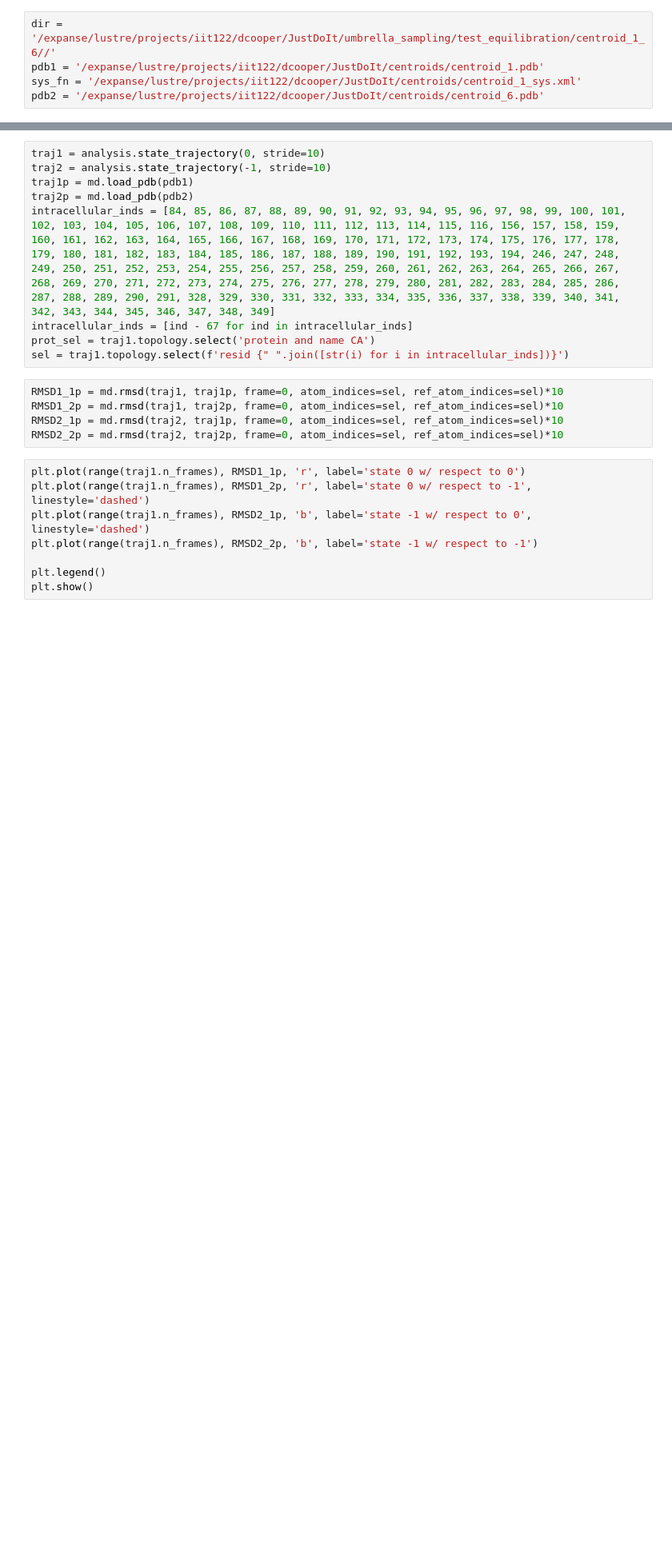
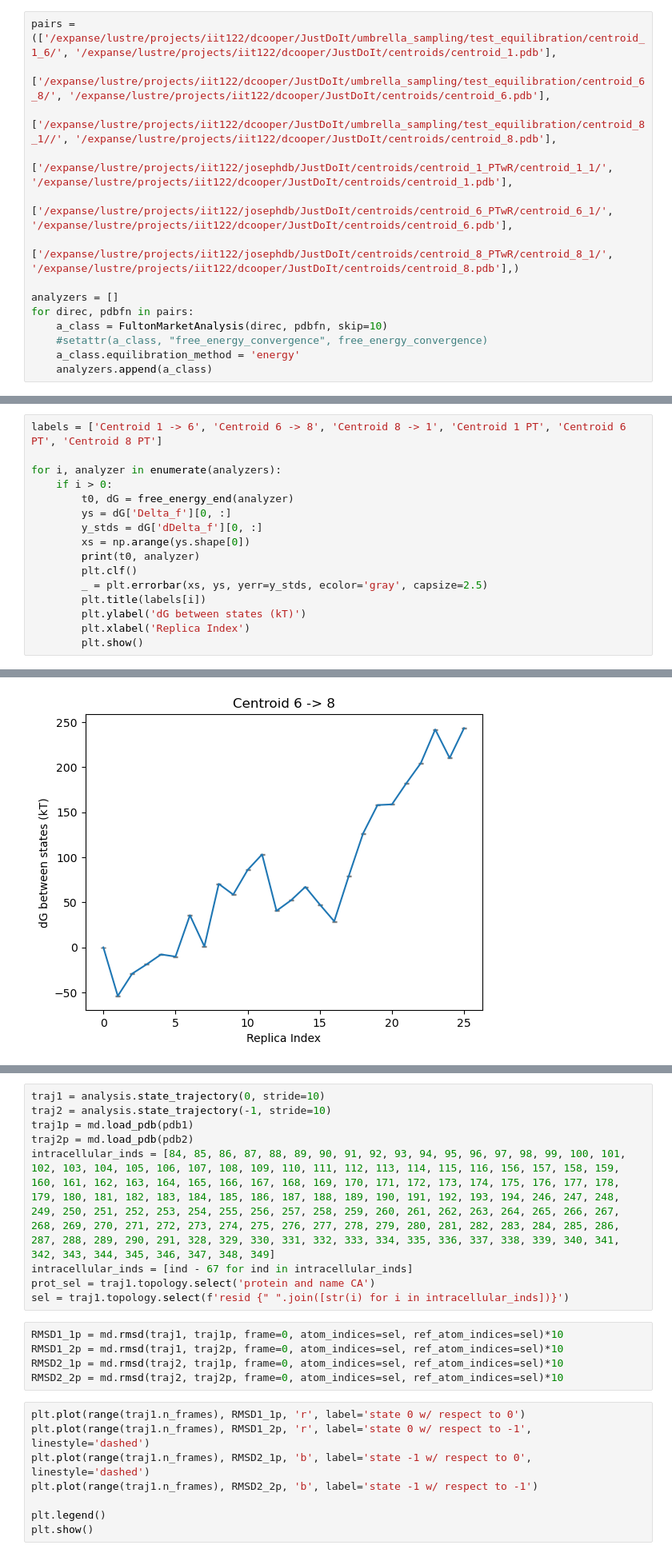
Before and after one commit to CCBatIIT/FultonMarket, a Jupyter notebook: AnalyzeUmbrellaSampling.ipynb, the cells around one changed output, grey strips where cells are left out. Shown at 80% size. Drawn from its saved outputs; the diff is of its cells as text; blank space fills up the shorter version.

Commit message:
Update US analysis

```diff
--- a/AnalyzeUmbrellaSampling.ipynb
+++ b/AnalyzeUmbrellaSampling.ipynb
@@ -20,5 +94,14 @@ Warning on use of the timeseries module: If the inherent timescales of the syste
 # %%
-dir = '/expanse/lustre/projects/iit122/dcooper/JustDoIt/umbrella_sampling/test_equilibration/centroid_1_6//'
-pdb1 = '/expanse/lustre/projects/iit122/dcooper/JustDoIt/centroids/centroid_1.pdb'
-sys_fn = '/expanse/lustre/projects/iit122/dcooper/JustDoIt/centroids/centroid_1_sys.xml'
-pdb2 = '/expanse/lustre/projects/iit122/dcooper/JustDoIt/centroids/centroid_6.pdb'
+pairs = (['/expanse/lustre/projects/iit122/dcooper/JustDoIt/umbrella_sampling/test_equilibration/centroid_1_6/', '/expanse/lustre/projects/iit122/dcooper/JustDoIt/centroids/centroid_1.pdb'],
+         ['/expanse/lustre/projects/iit122/dcooper/JustDoIt/umbrella_sampling/test_equilibration/centroid_6_8/', '/expanse/lustre/projects/iit122/dcooper/JustDoIt/centroids/centroid_6.pdb'],
+         ['/expanse/lustre/projects/iit122/dcooper/JustDoIt/umbrella_sampling/test_equilibration/centroid_8_1//', '/expanse/lustre/projects/iit122/dcooper/JustDoIt/centroids/centroid_8.pdb'],
+        ['/expanse/lustre/projects/iit122/josephdb/JustDoIt/centroids/centroid_1_PTwR/centroid_1_1/', '/expanse/lustre/projects/iit122/dcooper/JustDoIt/centroids/centroid_1.pdb'],
+        ['/expanse/lustre/projects/iit122/josephdb/JustDoIt/centroids/centroid_6_PTwR/centroid_6_1/', '/expanse/lustre/projects/iit122/dcooper/JustDoIt/centroids/centroid_6.pdb'],
+        ['/expanse/lustre/projects/iit122/josephdb/JustDoIt/centroids/centroid_8_PTwR/centroid_8_1/', '/expanse/lustre/projects/iit122/dcooper/JustDoIt/centroids/centroid_8.pdb'],)
+
+analyzers = []
+for direc, pdbfn in pairs:
+    a_class = FultonMarketAnalysis(direc, pdbfn, skip=10)
+    #setattr(a_class, "free_energy_convergence", free_energy_convergence)
+    a_class.equilibration_method = 'energy'
+    analyzers.append(a_class)
@@ -31,0 +140,17 @@ analysis = FultonMarketAnalysis(dir, pdb1)
+# %%
+labels = ['Centroid 1 -> 6', 'Centroid 6 -> 8', 'Centroid 8 -> 1', 'Centroid 1 PT', 'Centroid 6 PT', 'Centroid 8 PT']
+
+for i, analyzer in enumerate(analyzers):
+    if i > 0:
+        t0, dG = free_energy_end(analyzer)
+        ys = dG['Delta_f'][0, :]
+        y_stds = dG['dDelta_f'][0, :]
+        xs = np.arange(ys.shape[0])
+        print(t0, analyzer)
+        plt.clf()
+        _ = plt.errorbar(xs, ys, yerr=y_stds, ecolor='gray', capsize=2.5)
+        plt.title(labels[i])
+        plt.ylabel('dG between states (kT)')
+        plt.xlabel('Replica Index')
+        plt.show()
+# %% [output]
@@ -31,0 +159 @@ analysis = FultonMarketAnalysis(dir, pdb1)
+[figure, added]
```
Also changed, not shown: parts of 28 cells of this notebook, 2 other files.
